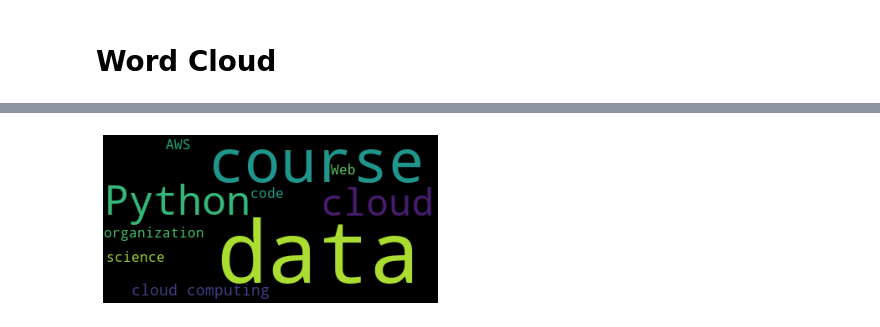
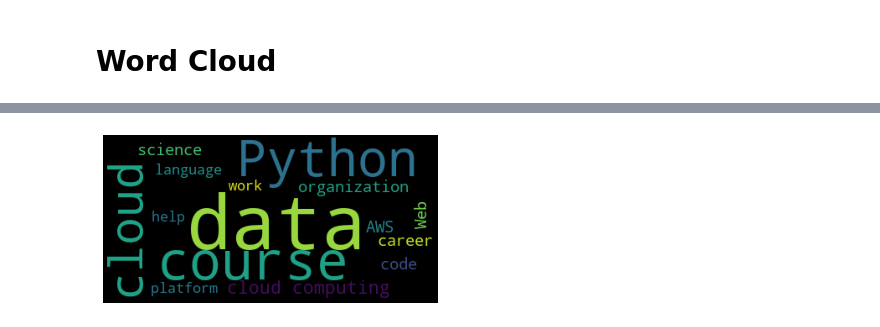
Before and after one commit to abphilip-resources/PY-Lib-2, a Jupyter notebook: Text/1.ipynb, the cells around one changed output, grey strips where cells are left out. Cells and saved outputs as stored; diff of their text form; code cells hidden in the pictures.

```diff
--- a/Text/1.ipynb
+++ b/Text/1.ipynb
@@ -17,10 +17,10 @@ plt.show()
 # %%
-stopwords.update(["many","using", "want", "value"])
-wordcloud = WordCloud(stopwords=stopwords, max_words=10, \
+stopwords.update(["many", "using", "want", "value", "become"])
+wordcloud = WordCloud(stopwords=stopwords, max_words=15, \
             background_color="black").generate(filedata)
 
 plt.imshow(wordcloud)
 plt.axis("off")
 plt.show()
 # %% [output]
-[figure, old version]
+[figure, new version]
```
Also changed, not shown: parts of 2 cells of this notebook, 8 other files.
